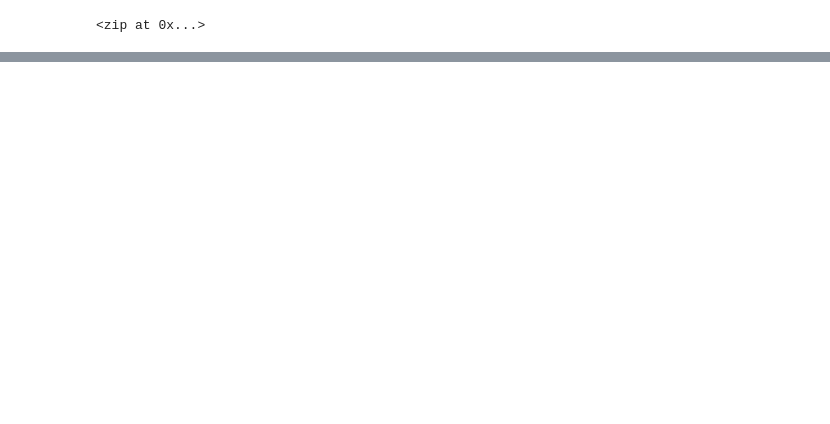
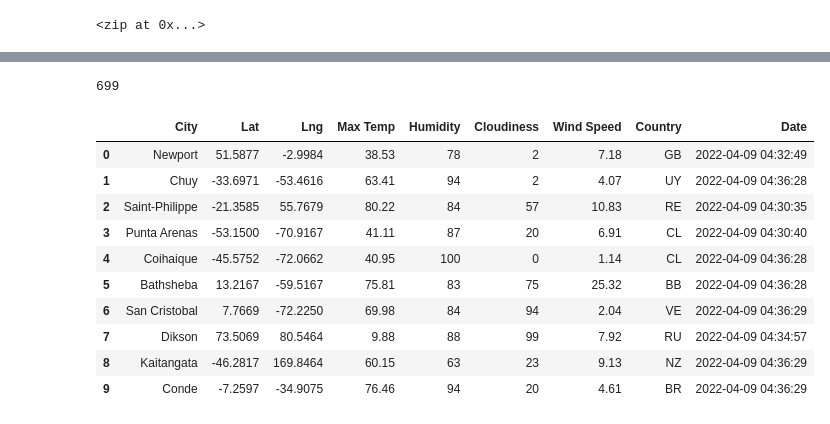
Before and after one commit to 16AReeves/World_Weather_Analysis, a Jupyter notebook: WeatherPy.ipynb, the cells around one changed output, grey strips where cells are left out. Saved outputs shown, nothing was run; the diff lists cells and outputs as text; code cells hidden in the pictures; blank space fills up the shorter version.

```diff
--- a/WeatherPy.ipynb
+++ b/WeatherPy.ipynb
@@ -7,7 +16,7 @@ import citipy
 # %%
 # Create a set of random latitude and longitude combinations.
-lats = np.random.uniform(low=-90.000, high=90.000, size=1500)
-lngs = np.random.uniform(low=-180.000, high=180.000, size=1500)
+lats = np.random.uniform(low=-90.000, high=90.000, size=2000)
+lngs = np.random.uniform(low=-180.000, high=180.000, size=2000)
 lat_lngs = zip(lats, lngs)
 lat_lngs
 # %% [output]
@@ -34,0 +44,4 @@ len(cities)
+# %%
+# Starting URL for Weather Map API Call.
+url = "http://api.openweathermap.org/data/2.5/weather?units=Imperial&APPID=" + weather_api_key
+url
@@ -34,0 +130,20 @@ len(cities)
+# %%
+len(city_data)
+# %% [output]
+699
+# %%
+# Convert the array of dictionaries to a Pandas DataFrame.
+city_data_df = pd.DataFrame(city_data)
+city_data_df.head(10)
+# %% [output]
+|  | City | Lat | Lng | Max Temp | Humidity | Cloudiness | Wind Speed | Country | Date |
+| 0 | Newport | 51.5877 | -2.9984 | 38.53 | 78 | 2 | 7.18 | GB | 2022-04-09 04:32:49 |
+| 1 | Chuy | -33.6971 | -53.4616 | 63.41 | 94 | 2 | 4.07 | UY | 2022-04-09 04:36:28 |
+| 2 | Saint-Philippe | -21.3585 | 55.7679 | 80.22 | 84 | 57 | 10.83 | RE | 2022-04-09 04:30:35 |
+| 3 | Punta Arenas | -53.1500 | -70.9167 | 41.11 | 87 | 20 | 6.91 | CL | 2022-04-09 04:30:40 |
+| 4 | Coihaique | -45.5752 | -72.0662 | 40.95 | 100 | 0 | 1.14 | CL | 2022-04-09 04:36:28 |
+| 5 | Bathsheba | 13.2167 | -59.5167 | 75.81 | 83 | 75 | 25.32 | BB | 2022-04-09 04:36:28 |
+| 6 | San Cristobal | 7.7669 | -72.2250 | 69.98 | 84 | 94 | 2.04 | VE | 2022-04-09 04:36:29 |
+| 7 | Dikson | 73.5069 | 80.5464 | 9.88 | 88 | 99 | 7.92 | RU | 2022-04-09 04:34:57 |
+| 8 | Kaitangata | -46.2817 | 169.8464 | 60.15 | 63 | 23 | 9.13 | NZ | 2022-04-09 04:36:29 |
+| 9 | Conde | -7.2597 | -34.9075 | 76.46 | 94 | 20 | 4.61 | BR | 2022-04-09 04:36:29 |
```
Also changed, not shown: parts of 7 cells of this notebook, 3 other files.
